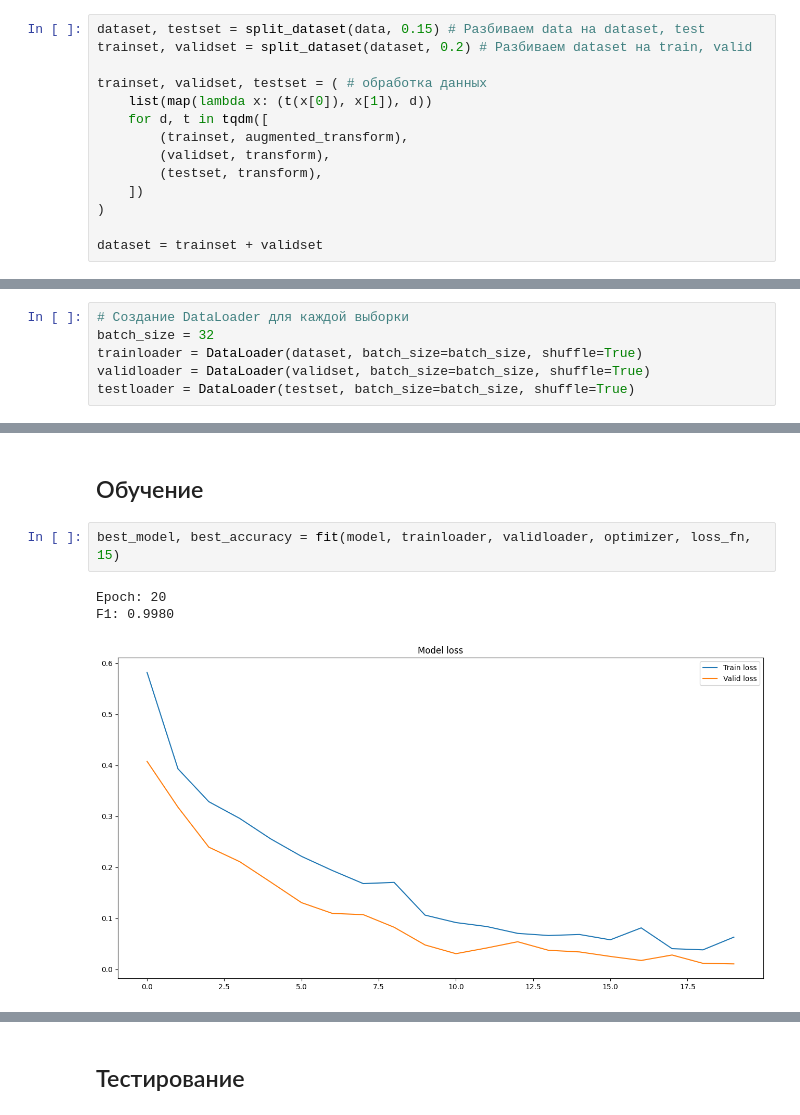
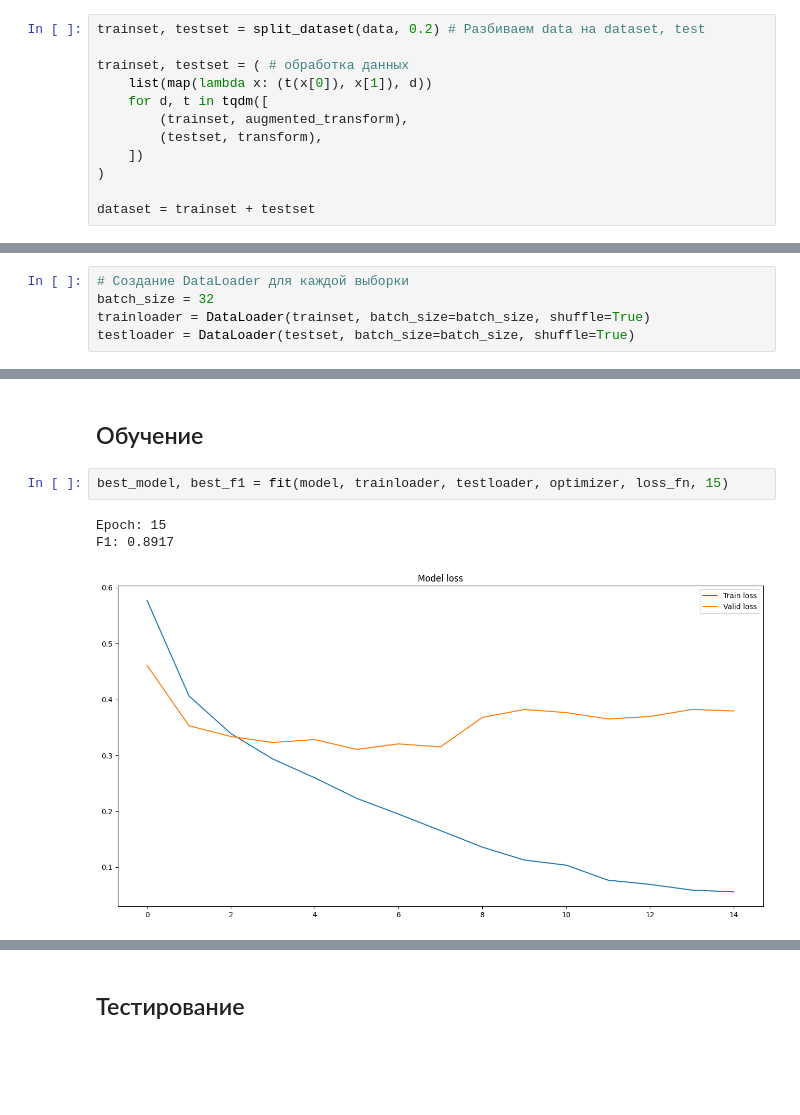
Before and after one commit to Sefixnep/Yandex_Licey_COVID, a Jupyter notebook: solution.ipynb, the cells around one changed output, grey strips where cells are left out. Drawn from its saved outputs; the diff is of its cells as text; blank space fills up the shorter version.

```diff
--- a/solution.ipynb
+++ b/solution.ipynb
@@ -326,26 +326,23 @@ for i, image_name in enumerate(tqdm(sorted(os.listdir(path), key=lambda x: int(x
     image_numpy = Image.open(f'{path}/{image_name}').resize(size)
     data.append((image_numpy, answer[i]))
 # %%
-dataset, testset = split_dataset(data, 0.15) # Разбиваем data на dataset, test
-trainset, validset = split_dataset(dataset, 0.2) # Разбиваем dataset на train, valid
+trainset, testset = split_dataset(data, 0.2) # Разбиваем data на dataset, test
 
-trainset, validset, testset = ( # обработка данных
+trainset, testset = ( # обработка данных
     list(map(lambda x: (t(x[0]), x[1]), d))
     for d, t in tqdm([
         (trainset, augmented_transform),
-        (validset, transform),
         (testset, transform),
     ])
 )
 
-dataset = trainset + validset
+dataset = trainset + testset
 # %% [markdown]
 ### Создание DataLoader
 # %%
 # Создание DataLoader для каждой выборки
 batch_size = 32
-trainloader = DataLoader(dataset, batch_size=batch_size, shuffle=True)
-validloader = DataLoader(validset, batch_size=batch_size, shuffle=True)
+trainloader = DataLoader(trainset, batch_size=batch_size, shuffle=True)
 testloader = DataLoader(testset, batch_size=batch_size, shuffle=True)
 # %% [markdown]
 ### Визуализация
@@ -412,8 +407,8 @@ loss_fn = nn.CrossEntropyLoss()
 # %% [markdown]
 ## Обучение
 # %%
-best_model, best_accuracy = fit(model, trainloader, validloader, optimizer, loss_fn, 15)
+best_model, best_f1 = fit(model, trainloader, testloader, optimizer, loss_fn, 15)
 # %% [output]
-Epoch: 20
-F1: 0.9980
+Epoch: 15
+F1: 0.8917
-[figure, old version]
+[figure, new version]
```
Also changed, not shown: parts of 4 cells of this notebook.
